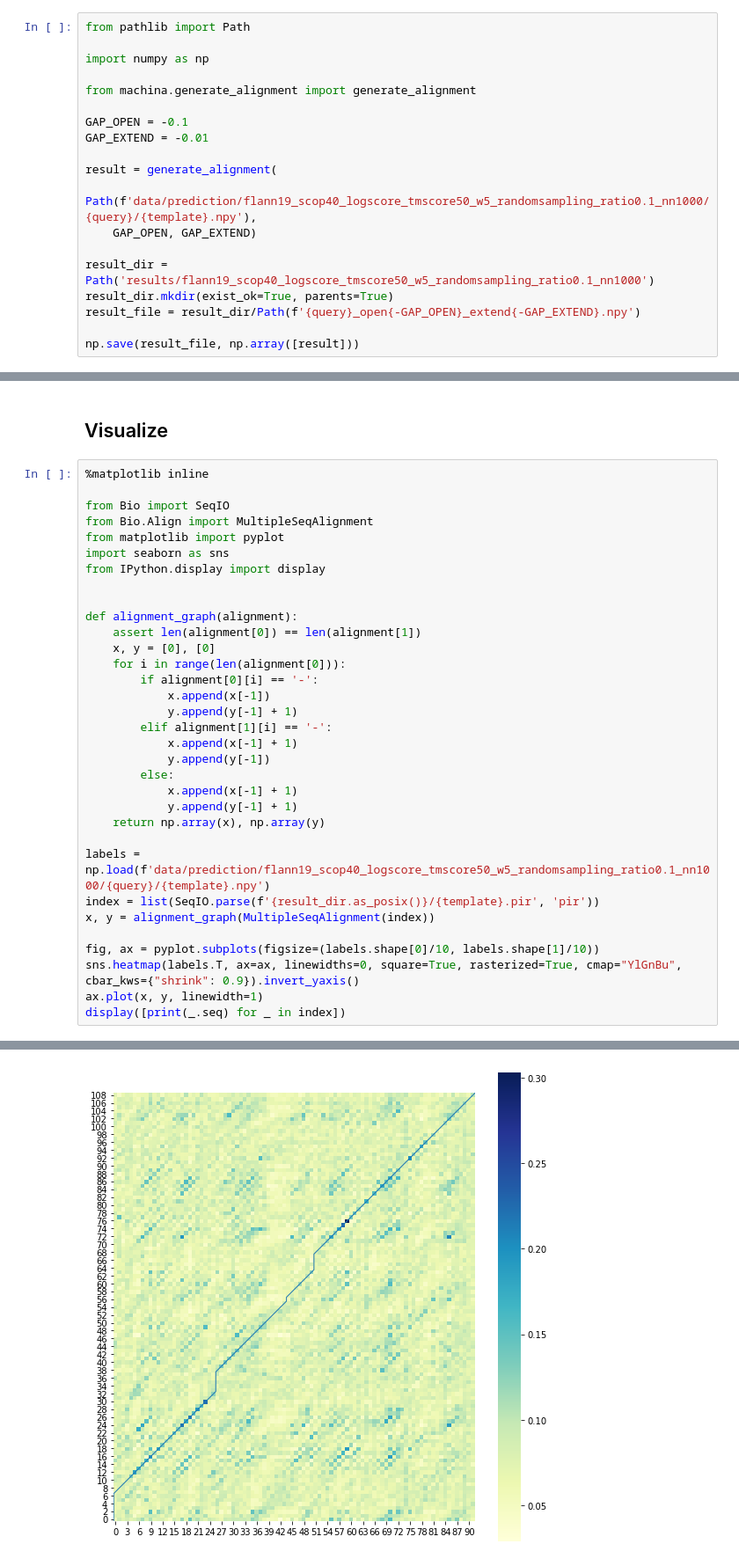
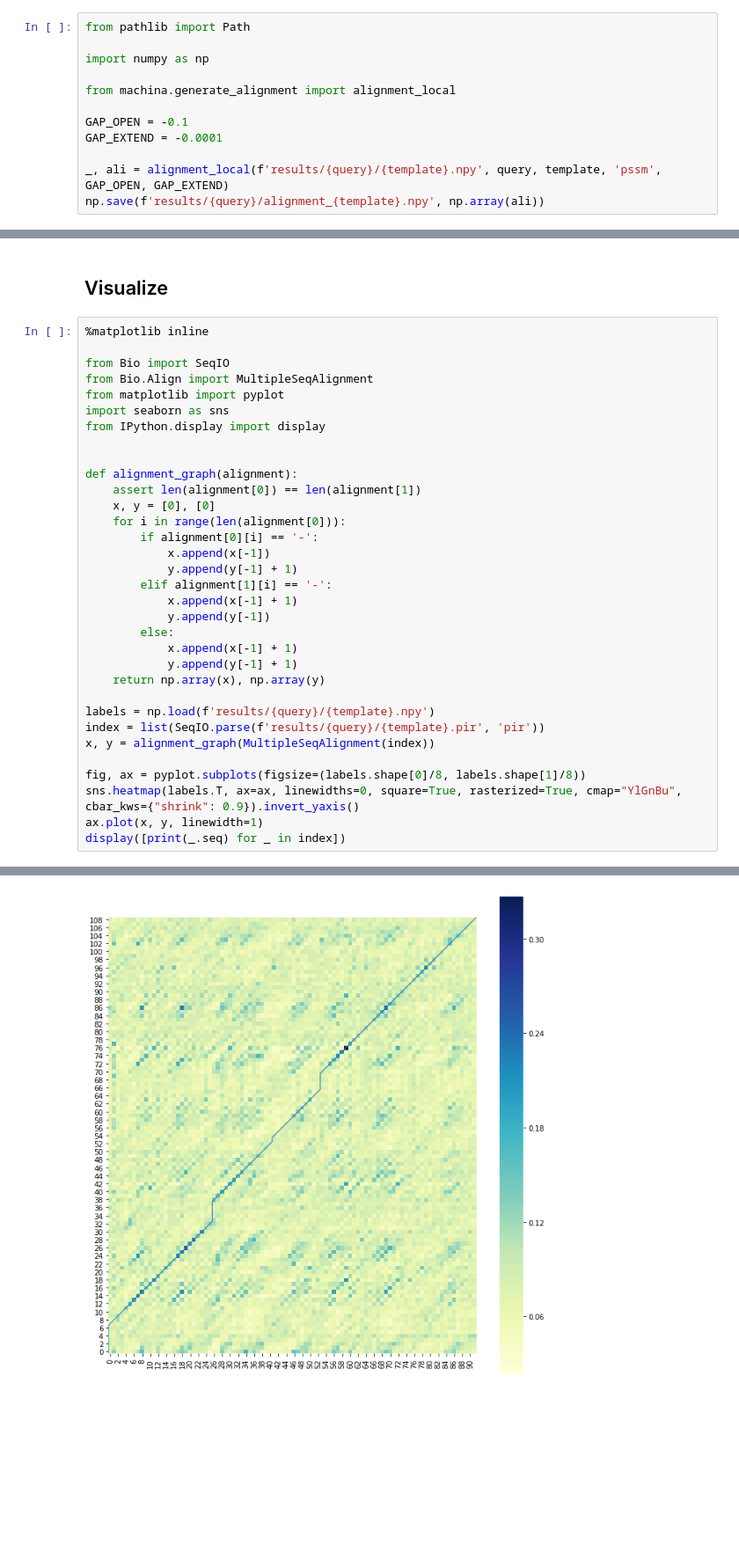
Before and after one commit to shuichiro-makigaki/exmachina, a Jupyter notebook: example.ipynb, the cells around one changed output, grey strips where cells are left out. Shown at 88% size. Drawn from its saved outputs; the diff is of its cells as text; blank space fills up the shorter version.

```diff
--- a/example.ipynb
+++ b/example.ipynb
@@ -48,20 +48,13 @@ from pathlib import Path
 
 import numpy as np
 
-from machina.generate_alignment import generate_alignment
+from machina.generate_alignment import alignment_local
 
 GAP_OPEN = -0.1
-GAP_EXTEND = -0.01
+GAP_EXTEND = -0.0001
 
-result = generate_alignment(
-    Path(f'data/prediction/flann19_scop40_logscore_tmscore50_w5_randomsampling_ratio0.1_nn1000/{query}/{template}.npy'),
-    GAP_OPEN, GAP_EXTEND)
-
-result_dir = Path('results/flann19_scop40_logscore_tmscore50_w5_randomsampling_ratio0.1_nn1000')
-result_dir.mkdir(exist_ok=True, parents=True)
-result_file = result_dir/Path(f'{query}_open{-GAP_OPEN}_extend{-GAP_EXTEND}.npy')
-
-np.save(result_file, np.array([result]))
+_, ali = alignment_local(f'results/{query}/{template}.npy', query, template, 'pssm', GAP_OPEN, GAP_EXTEND)
+np.save(f'results/{query}/alignment_{template}.npy', np.array(ali))
 # %% [markdown]
 ## Make models
 
@@ -104,11 +99,11 @@ def alignment_graph(alignment):
             y.append(y[-1] + 1)
     return np.array(x), np.array(y)
 
-labels = np.load(f'data/prediction/flann19_scop40_logscore_tmscore50_w5_randomsampling_ratio0.1_nn1000/{query}/{template}.npy')
-index = list(SeqIO.parse(f'{result_dir.as_posix()}/{template}.pir', 'pir'))
+labels = np.load(f'results/{query}/{template}.npy')
+index = list(SeqIO.parse(f'results/{query}/{template}.pir', 'pir'))
 x, y = alignment_graph(MultipleSeqAlignment(index))
 
-fig, ax = pyplot.subplots(figsize=(labels.shape[0]/10, labels.shape[1]/10))
+fig, ax = pyplot.subplots(figsize=(labels.shape[0]/8, labels.shape[1]/8))
 sns.heatmap(labels.T, ax=ax, linewidths=0, square=True, rasterized=True, cmap="YlGnBu", cbar_kws={"shrink": 0.9}).invert_yaxis()
 ax.plot(x, y, linewidth=1)
 display([print(_.seq) for _ in index])
@@ -117,3 +112,3 @@ display([print(_.seq) for _ in index])
 ISTEEAAPDGPPMDVTLQPVTSQSIQVTWKAPKKELQNGVIRGYQIGYRENSPGSNGQYSIVEMKATGDSEVYTLDNLKKFAQYGVVVQAFNRAGTGPSSSEINATTLE
 [None, None]
-[figure, old version]
+[figure, new version]
```
Also changed, not shown: parts of 13 cells of this notebook, 1 other file.
